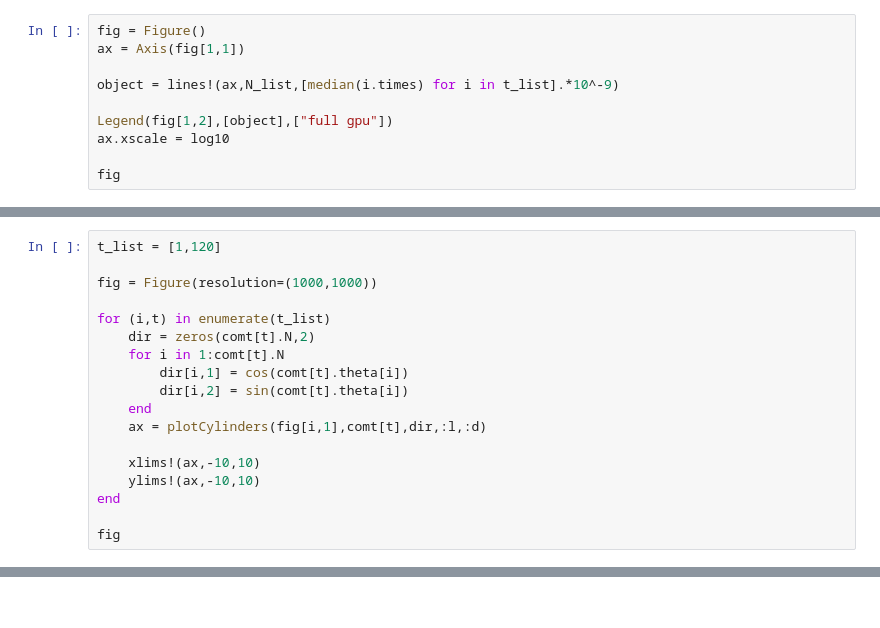
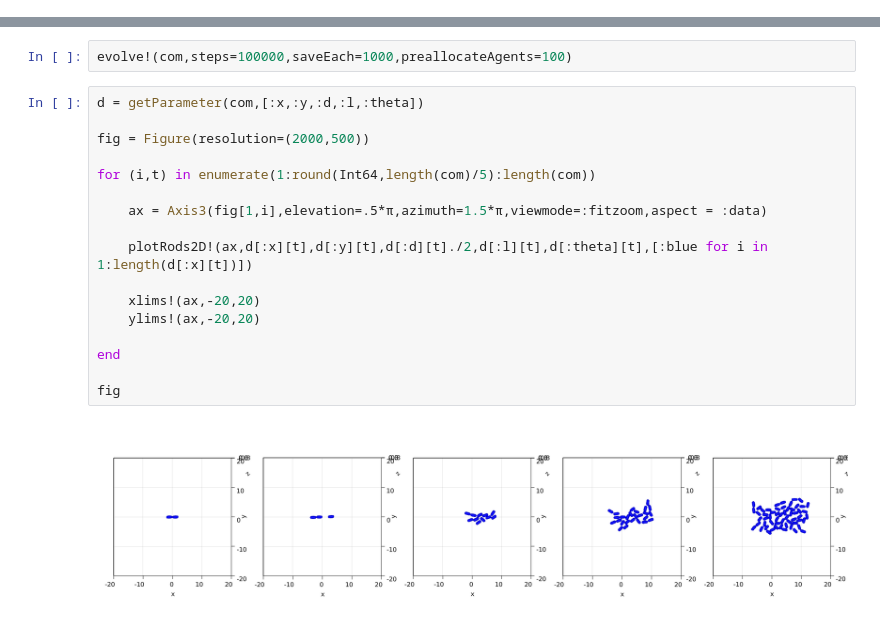
Before and after one commit to dsb-lab/CellBasedModels.jl, a Jupyter notebook: examples/Bacteries.ipynb, the cells around one changed output, grey strips where cells are left out. Cells and saved outputs as stored; diff of their text form.

```diff
--- a/examples/Bacteries.ipynb
+++ b/examples/Bacteries.ipynb
@@ -226,10 +92,0 @@ end
-# %%
-fig = Figure()
-ax = Axis(fig[1,1])
-
-object = lines!(ax,N_list,[median(i.times) for i in t_list].*10^-9)
-
-Legend(fig[1,2],[object],["full gpu"])
-ax.xscale = log10
-
-fig
@@ -389,18 +92,0 @@ comt = model.evolve(com,dt=0.1,nMax=1000,tMax=5000,dtSave=10);
-# %%
-t_list = [1,120]
-
-fig = Figure(resolution=(1000,1000))
-
-for (i,t) in enumerate(t_list)
-    dir = zeros(comt[t].N,2)
-    for i in 1:comt[t].N
-        dir[i,1] = cos(comt[t].theta[i])
-        dir[i,2] = sin(comt[t].theta[i])
-    end
-    ax = plotCylinders(fig[i,1],comt[t],dir,:l,:d)
-
-    xlims!(ax,-10,10)
-    ylims!(ax,-10,10)
-end
-
-fig
@@ -439,0 +93,21 @@ in expression starting at In[6]:1
+# %%
+evolve!(com,steps=100000,saveEach=1000,preallocateAgents=100)
+# %%
+d = getParameter(com,[:x,:y,:d,:l,:theta])
+
+fig = Figure(resolution=(2000,500))
+
+for (i,t) in enumerate(1:round(Int64,length(com)/5):length(com))
+
+    ax = Axis3(fig[1,i],elevation=.5*π,azimuth=1.5*π,viewmode=:fitzoom,aspect = :data)
+
+    plotRods2D!(ax,d[:x][t],d[:y][t],d[:d][t]./2,d[:l][t],d[:theta][t],[:blue for i in 1:length(d[:x][t])])
+
+    xlims!(ax,-20,20)
+    ylims!(ax,-20,20)
+
+end
+
+fig
+# %% [output]
+[figure, added]
```
Also changed, not shown: parts of 28 cells of this notebook, 46 other files.
